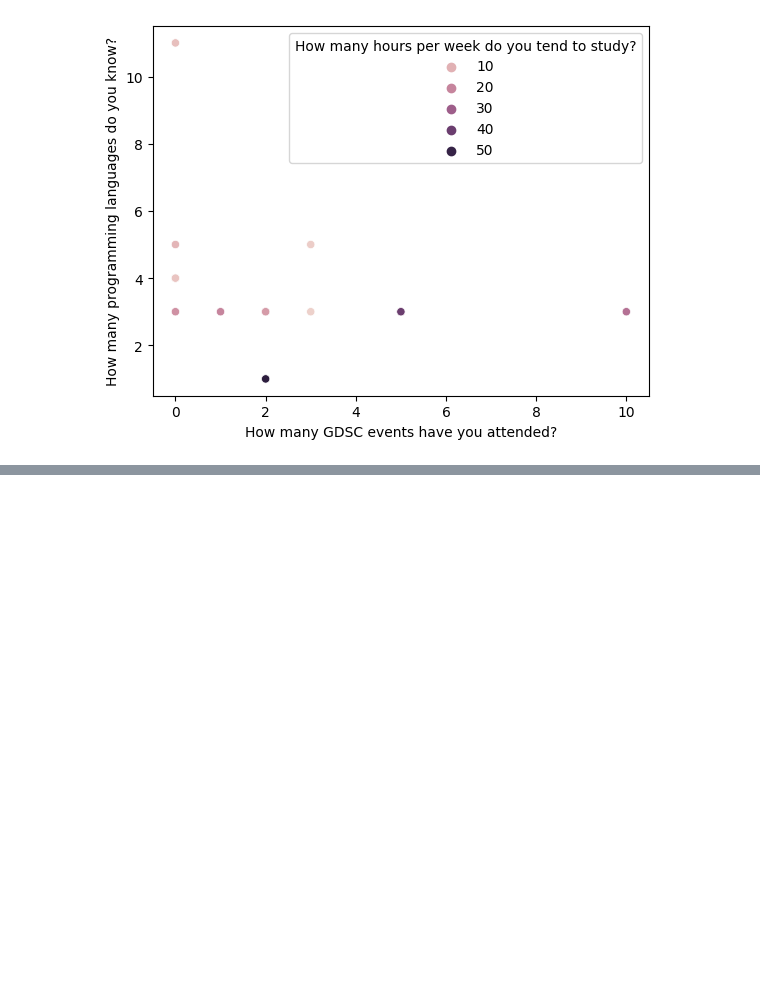
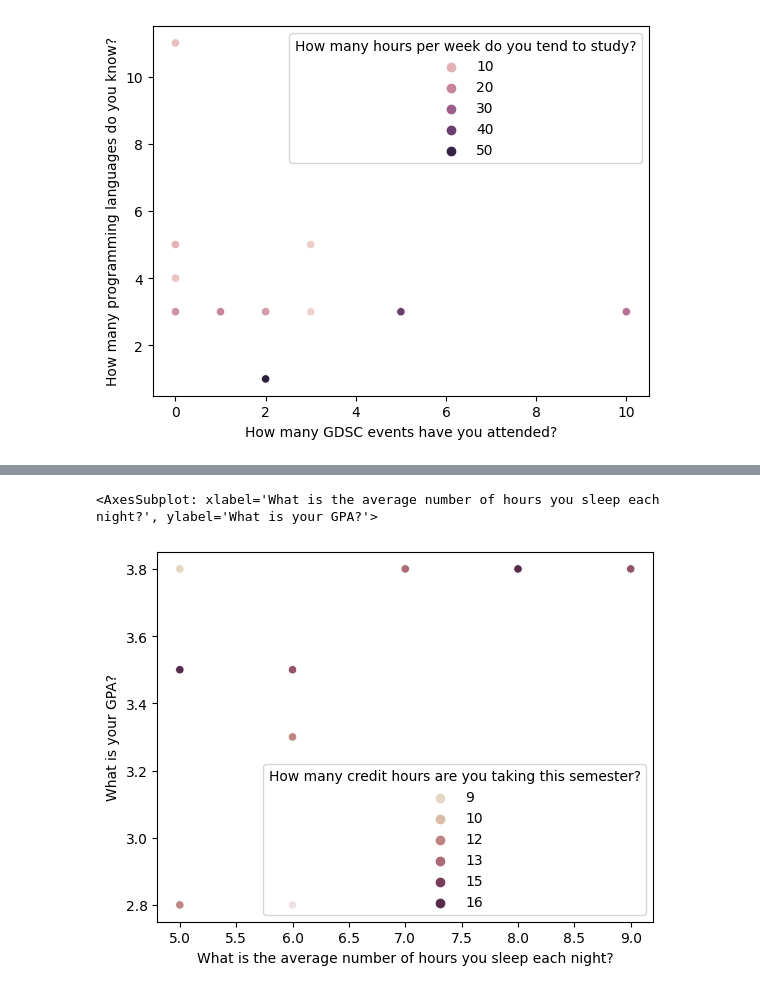
Before and after one commit to NicholasZolton/GDSCDataWorkshop, a Jupyter notebook: data_workshop_seaborn.ipynb, the cells around one changed output, grey strips where cells are left out. Cells and saved outputs as stored; diff of their text form; code cells hidden in the pictures; blank space fills up the shorter version.

```diff
--- a/data_workshop_seaborn.ipynb
+++ b/data_workshop_seaborn.ipynb
@@ -70,0 +105,8 @@ seaborn.scatterplot(x=x, y=y, hue=hue)
+# %%
+x = numeric_subdata['What is the average number of hours you sleep each night?']
+y = numeric_subdata['What is your GPA?']
+hue = numeric_subdata['How many credit hours are you taking this semester?']
+seaborn.scatterplot(x=x, y=y, palette='ch:.25', hue=hue)
+# %% [output]
+<AxesSubplot: xlabel='What is the average number of hours you sleep each night?', ylabel='What is your GPA?'>
+[figure, added]
```
Also changed, not shown: parts of 4 cells of this notebook.
